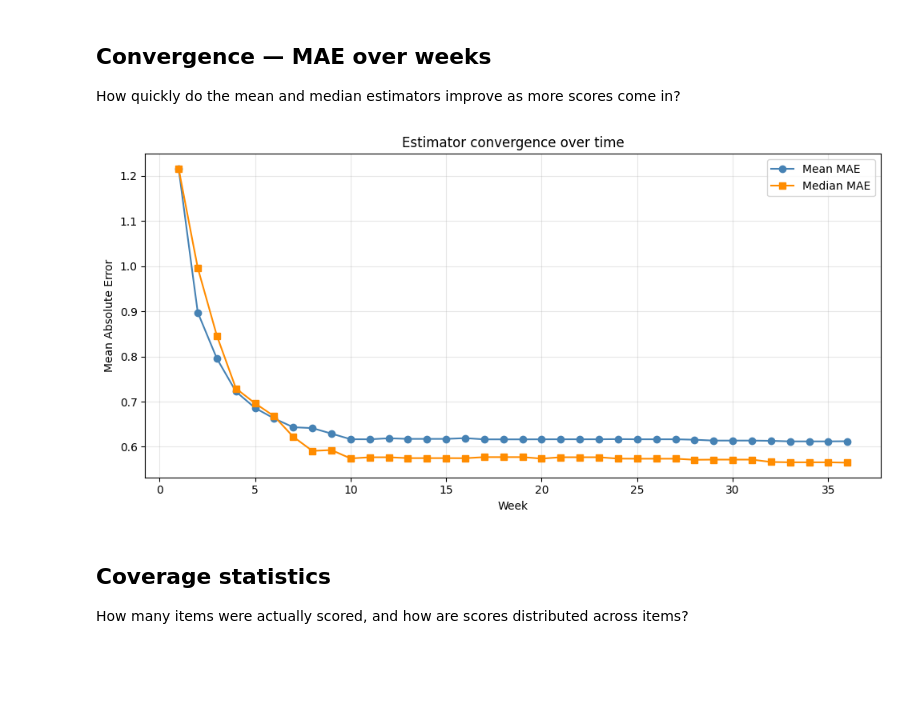
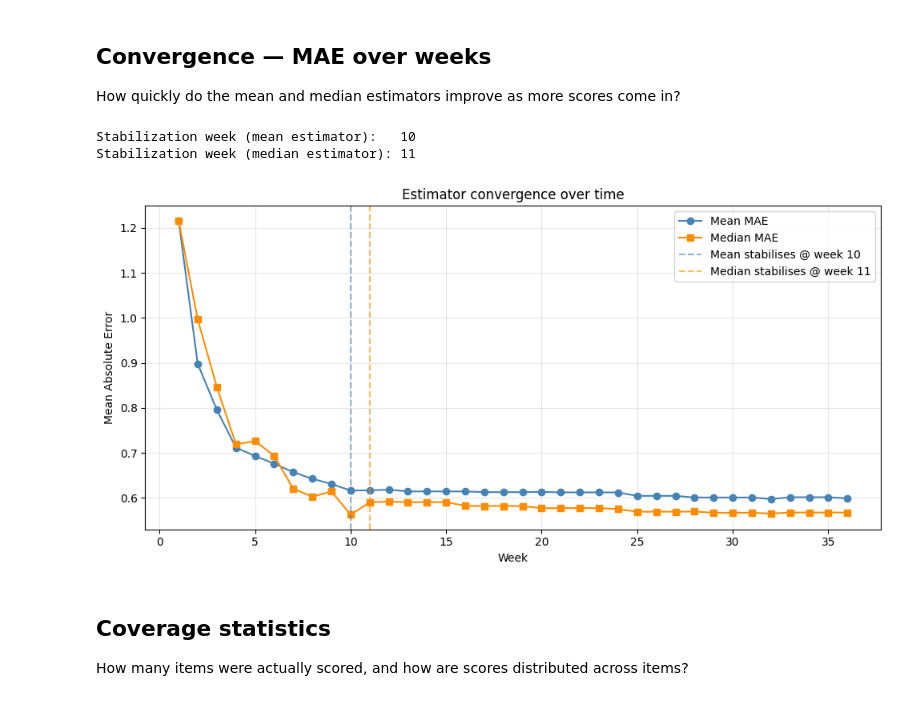
Before and after one commit to inknos/issuematch, a Jupyter notebook: analysis/grading_simulation.ipynb, the cells around one changed output. Cells and saved outputs as stored; diff of their text form; code cells hidden in the pictures; blank space fills up the shorter version.

```diff
--- a/analysis/grading_simulation.ipynb
+++ b/analysis/grading_simulation.ipynb
@@ -23,9 +23,13 @@ N_PER_DAY = 20  # scores each user submits per day
 DAYS_PER_WEEK = 5  # working days in a week
 M_WEEKS = 36  # number of weeks the simulation runs
 ACCURACY = 0.5  # probability a user scores "close" (floor/ceil of true value)
-PRECISION = 1.5  # half-width of random perturbation applied to true value when scoring close
+PRECISION = 1.5  # half-width of random perturbation when scoring "close"
+# Example: if true_val = 1.0 and PRECISION = 1.5, the perturbed value is
+# drawn from U(1.0 - 1.5, 1.0 + 1.5) = U(-0.5, 2.5), then clamped to [-3, +3]
+# and probabilistically rounded to floor/ceil. A smaller PRECISION means
+# "close" scores cluster tighter around the true value.
 REMOVAL_INTERVAL = 4  # remove votes every I weeks (0 to disable)
-REMOVAL_COUNT = 100  # number of individual votes removed each time
+REMOVAL_COUNT = 50  # number of items whose grades are wiped each time
 SEED = 42  # RNG seed for reproducibility
 
 # Per-user accuracy overrides (length must equal N_USERS).
@@ -270,32 +300,57 @@ How quickly do the mean and median estimators improve as more scores come in?
 # %%
 week_mean_maes = []
 week_median_maes = []
 
 for week in range(M_WEEKS):
     end_of_week_idx = (week + 1) * DAYS_PER_WEEK - 1
     day_means, day_medians = day_snapshots[end_of_week_idx]
     mask = ~np.isnan(day_means)
     if mask.any():
         week_mean_maes.append(np.mean(np.abs(day_means[mask] - true_scores_arr[mask])))
         week_median_maes.append(np.mean(np.abs(day_medians[mask] - true_scores_arr[mask])))
     else:
         week_mean_maes.append(np.nan)
         week_median_maes.append(np.nan)
 
 weeks = np.arange(1, M_WEEKS + 1)
 
+STABILITY_THRESHOLD = 0.01
+
+
+def find_stabilization_week(maes: list[float], threshold: float) -> int | None:
+    """Return the 1-indexed week at which week-over-week |delta| stays below *threshold*."""
+    for w in range(len(maes) - 1):
+        if all(abs(maes[j + 1] - maes[j]) < threshold for j in range(w, len(maes) - 1)):
+            return w + 1
+    return None
+
+
+stabilization_week_mean = find_stabilization_week(week_mean_maes, STABILITY_THRESHOLD)
+stabilization_week_median = find_stabilization_week(week_median_maes, STABILITY_THRESHOLD)
+
+print(f"Stabilization week (mean estimator):   {stabilization_week_mean}")
+print(f"Stabilization week (median estimator): {stabilization_week_median}")
+
 fig, ax = plt.subplots(figsize=(10, 5))
 ax.plot(weeks, week_mean_maes, "o-", color="steelblue", label="Mean MAE")
 ax.plot(weeks, week_median_maes, "s-", color="darkorange", label="Median MAE")
+if stabilization_week_mean is not None:
+    ax.axvline(stabilization_week_mean, color="steelblue", linestyle="--", alpha=0.6,
+               label=f"Mean stabilises @ week {stabilization_week_mean}")
+if stabilization_week_median is not None:
+    ax.axvline(stabilization_week_median, color="darkorange", linestyle="--", alpha=0.6,
+               label=f"Median stabilises @ week {stabilization_week_median}")
 ax.set_xlabel("Week")
 ax.set_ylabel("Mean Absolute Error")
 ax.set_title("Estimator convergence over time")
 ax.legend()
 ax.grid(True, alpha=0.3)
 fig.tight_layout()
 plt.show()
 # %% [output]
+Stabilization week (mean estimator):   10
+Stabilization week (median estimator): 11
-[figure, old version]
+[figure, new version]
 # %% [markdown]
 ## Coverage statistics
 
```
Also changed, not shown: parts of 8 cells of this notebook.
